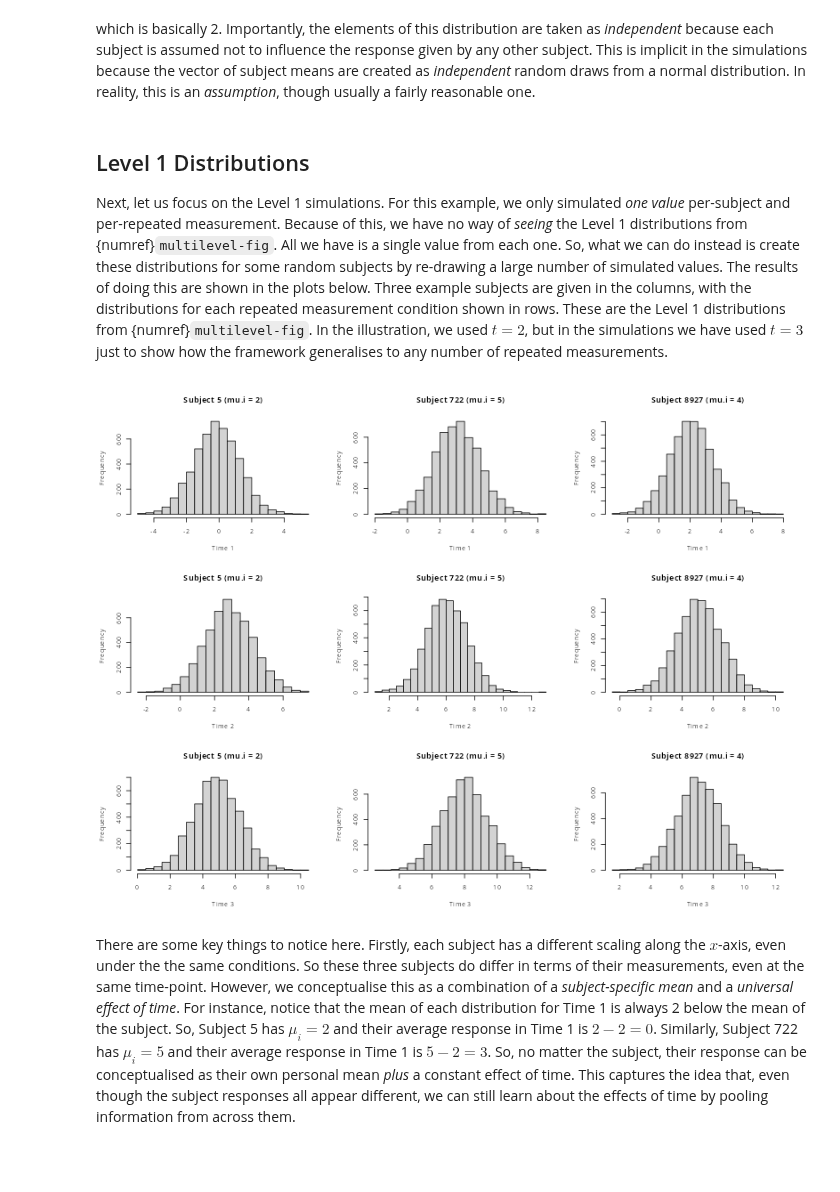
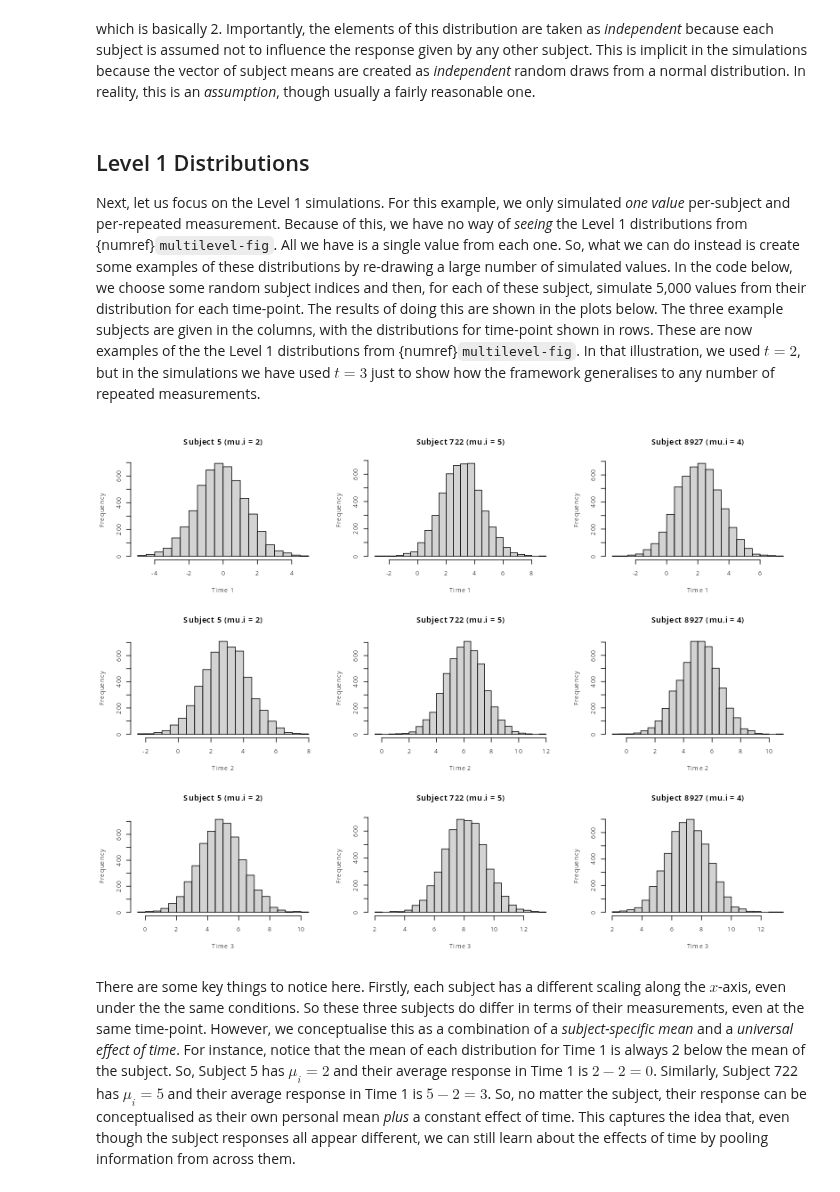
Before and after one commit to PCHN63112-Mixed-Models/mixed-effects-intro, a Jupyter notebook: 3.multilevel-simulation.ipynb, the cells around one changed output. Drawn from its saved outputs; the diff is of its cells as text; code cells hidden in the pictures; blank space fills up the shorter version.

```diff
--- a/3.multilevel-simulation.ipynb
+++ b/3.multilevel-simulation.ipynb
@@ -67,27 +67,30 @@ var(mu.i)
 which is basically 2. Importantly, the elements of this distribution are taken as *independent* because each subject is assumed not to influence the response given by any other subject. This is implicit in the simulations because the vector of subject means are created as *independent* random draws from a normal distribution. In reality, this is an *assumption*, though usually a fairly reasonable one.
 # %% [markdown]
 ## Level 1 Distributions
-Next, let us focus on the Level 1 simulations. For this example, we only simulated *one value* per-subject and per-repeated measurement. Because of this, we have no way of *seeing* the Level 1 distributions from {numref}`multilevel-fig`. All we have is a single value from each one. So, what we can do instead is create these distributions for some random subjects by re-drawing a large number of simulated values. The results of doing this are shown in the plots below. Three example subjects are given in the columns, with the distributions for each repeated measurement condition shown in rows. These are the Level 1 distributions from {numref}`multilevel-fig`. In the illustration, we used $t = 2$, but in the simulations we have used $t = 3$ just to show how the framework generalises to any number of repeated measurements.
+Next, let us focus on the Level 1 simulations. For this example, we only simulated *one value* per-subject and per-repeated measurement. Because of this, we have no way of *seeing* the Level 1 distributions from {numref}`multilevel-fig`. All we have is a single value from each one. So, what we can do instead is create some examples of these distributions by re-drawing a large number of simulated values. In the code below, we choose some random subject indices and then, for each of these subject, simulate 5,000 values from their distribution for each time-point. The results of doing this are shown in the plots below. The three example subjects are given in the columns, with the distributions for time-point shown in rows. These are now examples of the the Level 1 distributions from {numref}`multilevel-fig`. In that illustration, we used $t = 2$, but in the simulations we have used $t = 3$ just to show how the framework generalises to any number of repeated measurements.
 # %%
 subs <- c(5,722,8927) # random subject numbers
 n    <- length(subs)  # number of subjects
 
 par(mfrow=c(3,n))
 
+# plot each distribution
 for (j in 1:3){
   for (i in 1:n){
-    sub      <- subs[i]
-    mu.sub   <- mu.i[sub]
-    sub.dist <- rnorm(n=5000, mean=mu.sub + alpha[j], sd=sqrt(sigma2.2)) # 5000 draws from the Level 1 distribution
 
-    hist(sub.dist,
-         main=paste0('Subject ',sub,' (mu.i = ',round(mu.sub),')'),
-         xlab=paste0('Time ',j),
-         breaks=20)
+    # subject index
+    sub.idx  <- subs[i]
+
+    # Level 1 distribution
+    sub.dist <- rnorm(n=5000, mean=mu.i[sub.idx] + alpha[j], sd=sqrt(sigma2.2))
+
+    # plot the distribution
+    hist(sub.dist, main=paste0('Subject ', sub.idx, ' (mu.i = ', round(mu.i[sub.idx]), ')'),
+         xlab=paste0('Time ', j), breaks=20)
   }
 }
 # %% [output]
-[figure, old version]
+[figure, new version]
 # %% [markdown]
 There are some key things to notice here. Firstly, each subject has a different scaling along the $x$-axis, even under the the same conditions. So these three subjects do differ in terms of their measurements, even at the same time-point. However, we conceptualise this as a combination of a *subject-specific mean* and a *universal effect of time*. For instance, notice that the mean of each distribution for Time 1 is always 2 below the mean of the subject. So, Subject 5 has $\mu_{i} = 2$ and their average response in Time 1 is $2 - 2 = 0$. Similarly, Subject 722 has $\mu_{i} = 5$ and their average response in Time 1 is $5 - 2 = 3$. So, no matter the subject, their response can be conceptualised as their own personal mean *plus* a constant effect of time. This captures the idea that, even though the subject responses all appear different, we can still learn about the effects of time by pooling information from across them.
 # %% [markdown]
```
Also changed, not shown: parts of 7 cells of this notebook, 9 other files.
